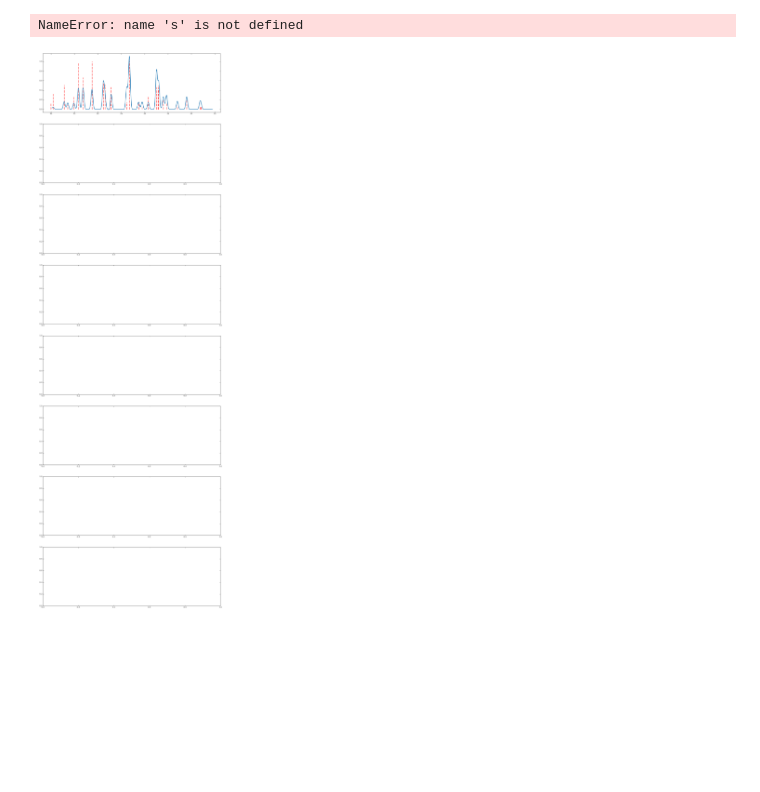
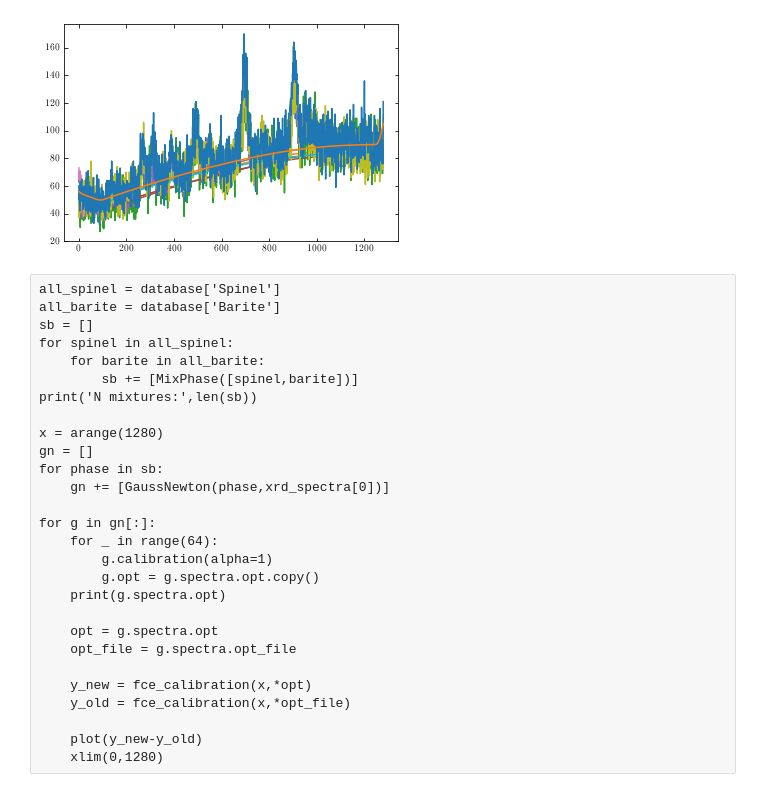
Before and after one commit to zpreisler/calibrationXRD, a Jupyter notebook: capello_spinel_barite.ipynb, the cells around one changed output. Saved outputs shown, nothing was run; the diff lists cells and outputs as text; code cells hidden in the pictures; blank space fills up the shorter version.

```diff
--- a/capello_spinel_barite.ipynb
+++ b/capello_spinel_barite.ipynb
@@ -37,7 +37,7 @@ xrd_spectra = []
 for file in files:
 
     spectra = Spectra(file)
-    spectra.calibrate_from_file('Cappello/Calibrazione1.txt').convolve(1).snip()
+    spectra.calibrate_from_file('Cappello/Calibrazione1.txt').convolve(16).raw_snip(m=64)
 
     xrd_spectra += [spectra]
     xrd_gn += [GaussNewton(cnb_hcs,spectra)]
@@ -91,20 +44,34 @@ N mixtures: 102
-# %%
-%matplotlib inline
-fig,ax = subplots(8,1,figsize = (15,48))
-
-for i,g in enumerate(gn[-8:]):
-
-    g.spectra.opt = g.opt.copy()
-
-    ax[i].vlines(g.mu,0,g.i,'r',alpha=0.5,ls='--',lw=3)
-    ax[i].plot(g.theta,g.z,'-',lw=2)
-    ax[i].plot(s.theta,s.intensity,'-.')
-    ax[i].vlines(g.mu,0,1,'k',alpha=0.33,ls='--',lw=1)
-
-    ax[i].vlines(g.mu[g.gamma<0],0,1,'c',alpha=1,ls='--',lw=3)
-
-    ax[i].set_xlim(19,54)
-    ax[i].set_ylim(0,1)
-# %% [output]
-NameError: name 's' is not defined
-[figure, removed]
+# %%
+for s in xrd_spectra:
+    plot(s.raw_intensity)
+    plot(s.raw_snip)
+# %% [output]
+[figure, added]
+# %% [raw]
+all_spinel = database['Spinel']
+all_barite = database['Barite']
+sb = []
+for spinel in all_spinel:
+    for barite in all_barite:
+        sb += [MixPhase([spinel,barite])]
+print('N mixtures:',len(sb))
+
+x = arange(1280)
+gn = []
+for phase in sb:
+    gn += [GaussNewton(phase,xrd_spectra[0])]
+
+for g in gn[:]:
+    for _ in range(64):
+        g.calibration(alpha=1)
+        g.opt = g.spectra.opt.copy()
+    print(g.spectra.opt)
+
+    opt = g.spectra.opt
+    opt_file = g.spectra.opt_file
+
+    y_new = fce_calibration(x,*opt)
+    y_old = fce_calibration(x,*opt_file)
+
+    plot(y_new-y_old)
+    xlim(0,1280)
```
Also changed, not shown: parts of 11 cells of this notebook, 9 other files.
